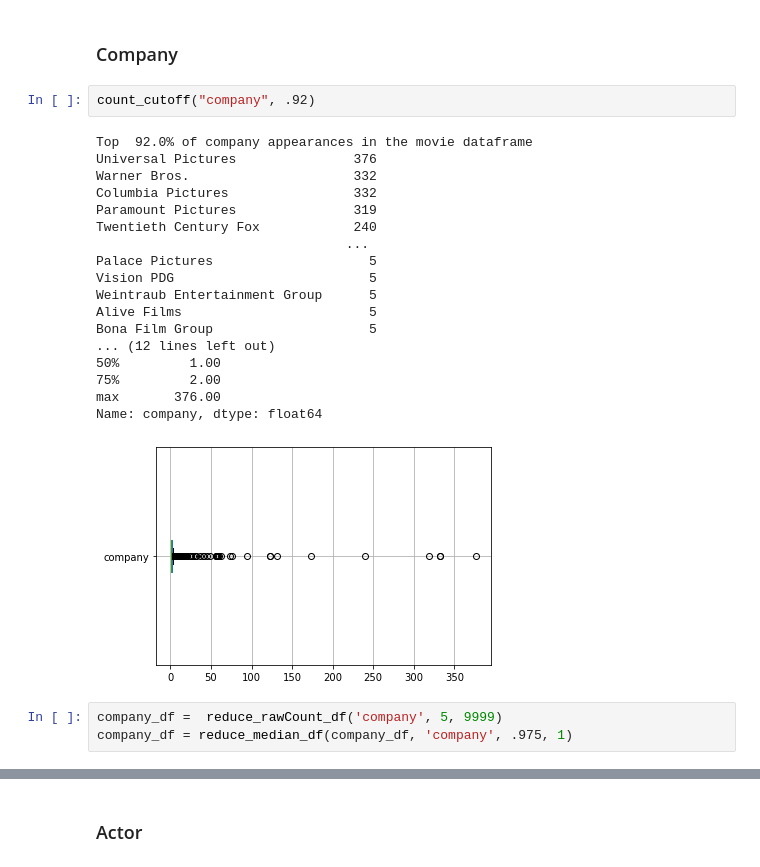
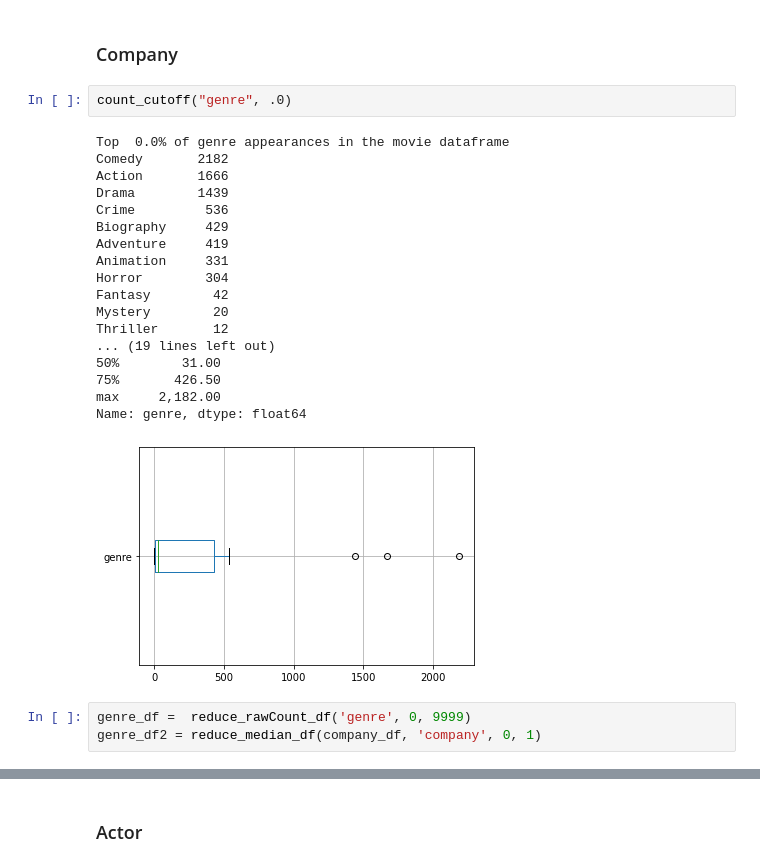
Before and after one commit to AleksKostrycka/Movie_Review_Project, a Jupyter notebook: Statistical_Analysis_Advanced.ipynb, the cells around one changed output, grey strips where cells are left out. Drawn from its saved outputs; the diff is of its cells as text.

```diff
--- a/Statistical_Analysis_Advanced.ipynb
+++ b/Statistical_Analysis_Advanced.ipynb
@@ -292,27 +296,27 @@ max         9.30
 Name: score, dtype: float64
 # %% [markdown]
 ### Company
-# %%
-count_cutoff("company", .92)
-# %% [output]
-Top  92.0% of company appearances in the movie dataframe
-Universal Pictures               376
-Warner Bros.                     332
-Columbia Pictures                332
-Paramount Pictures               319
-Twentieth Century Fox            240
-                                ...
-Palace Pictures                    5
-Vision PDG                         5
-Weintraub Entertainment Group      5
-Alive Films                        5
-Bona Film Group                    5
-... (12 lines left out)
-50%         1.00
-75%         2.00
-max       376.00
-Name: company, dtype: float64
-[figure, removed]
+# %%
+count_cutoff("genre", .0)
+# %% [output]
+Top  0.0% of genre appearances in the movie dataframe
+Comedy       2182
+Action       1666
+Drama        1439
+Crime         536
+Biography     429
+Adventure     419
+Animation     331
+Horror        304
+Fantasy        42
+Mystery        20
+Thriller       12
+... (19 lines left out)
+50%        31.00
+75%       426.50
+max     2,182.00
+Name: genre, dtype: float64
+[figure, added]
 # %%
-company_df =  reduce_rawCount_df('company', 5, 9999)
-company_df = reduce_median_df(company_df, 'company', .975, 1)
+genre_df =  reduce_rawCount_df('genre', 0, 9999)
+genre_df2 = reduce_median_df(company_df, 'company', 0, 1)
```
Also changed, not shown: parts of 4 cells of this notebook, 1 other file.
